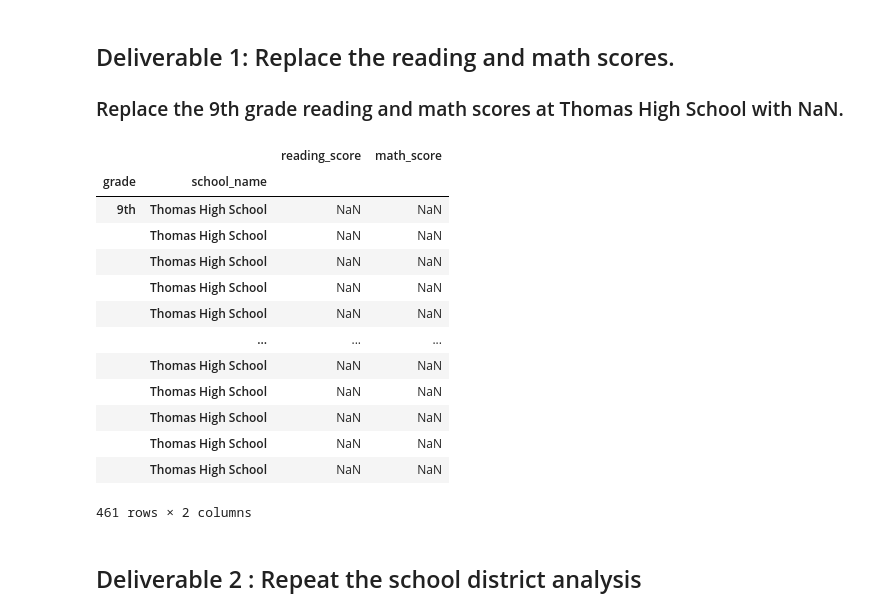
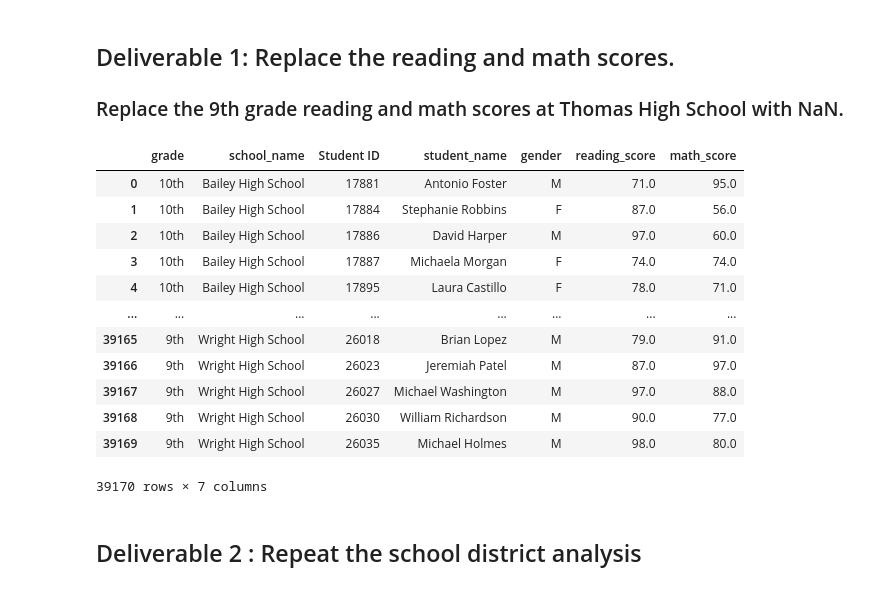
Before and after one commit to coocoojames/School_District_Analysis, a Jupyter notebook: PyCitySchools_Challenge_starter_code.ipynb, the cells around one changed output. Cells and saved outputs as stored; diff of their text form; code cells hidden in the pictures.

```diff
--- a/PyCitySchools_Challenge_starter_code.ipynb
+++ b/PyCitySchools_Challenge_starter_code.ipynb
@@ -42,23 +42,5 @@ student_data_df.head(10)
 import numpy as np
 # %%
 # Step 2. Use the loc method on the student_data_df to select all the reading scores from the 9th grade at Thomas High School and replace them with NaN.
-new_student_data_df = student_data_df.set_index(['grade','school_name']).sort_index(level=1)
-new_student_data_df.loc[('9th','Thomas High School'),('reading_score','math_score')]=np.nan
-new_student_data_df.loc[('9th','Thomas High School'),('reading_score','math_score')]
-# %% [output]
-|  |  | reading_score | math_score |
-| grade | school_name |  |  |
-| 9th | Thomas High School | NaN | NaN |
-|  | Thomas High School | NaN | NaN |
-|  | Thomas High School | NaN | NaN |
-|  | Thomas High School | NaN | NaN |
-|  | Thomas High School | NaN | NaN |
-|  | ... | ... | ... |
-|  | Thomas High School | NaN | NaN |
-|  | Thomas High School | NaN | NaN |
-|  | Thomas High School | NaN | NaN |
-|  | Thomas High School | NaN | NaN |
-|  | Thomas High School | NaN | NaN |
-461 rows × 2 columns
 # %%
 #  Step 3. Refactor the code in Step 2 to replace the math scores with NaN.
@@ -65,5 +49,22 @@ new_student_data_df.loc[('9th','Thomas High School'),('reading_score','math_scor
 # %%
 #  Step 4. Check the student data for NaN's.
+new_student_data_df.loc[('9th','Thomas High School'),('reading_score','math_score')]
+new_student_data_df.reset_index(level=['grade','school_name'],inplace=True)
+new_student_data_df
+# %% [output]
+|  | grade | school_name | Student ID | student_name | gender | reading_score | math_score |
+| 0 | 10th | Bailey High School | 17881 | Antonio Foster | M | 71.0 | 95.0 |
+| 1 | 10th | Bailey High School | 17884 | Stephanie Robbins | F | 87.0 | 56.0 |
+| 2 | 10th | Bailey High School | 17886 | David Harper | M | 97.0 | 60.0 |
+| 3 | 10th | Bailey High School | 17887 | Michaela Morgan | F | 74.0 | 74.0 |
+| 4 | 10th | Bailey High School | 17895 | Laura Castillo | F | 78.0 | 71.0 |
+| ... | ... | ... | ... | ... | ... | ... | ... |
+| 39165 | 9th | Wright High School | 26018 | Brian Lopez | M | 79.0 | 91.0 |
+| 39166 | 9th | Wright High School | 26023 | Jeremiah Patel | M | 87.0 | 97.0 |
+| 39167 | 9th | Wright High School | 26027 | Michael Washington | M | 97.0 | 88.0 |
+| 39168 | 9th | Wright High School | 26030 | William Richardson | M | 90.0 | 77.0 |
+| 39169 | 9th | Wright High School | 26035 | Michael Holmes | M | 98.0 | 80.0 |
+39170 rows × 7 columns
 # %% [markdown]
 ## Deliverable 2 : Repeat the school district analysis
 # %% [markdown]
```
Also changed, not shown: parts of 26 cells of this notebook.
